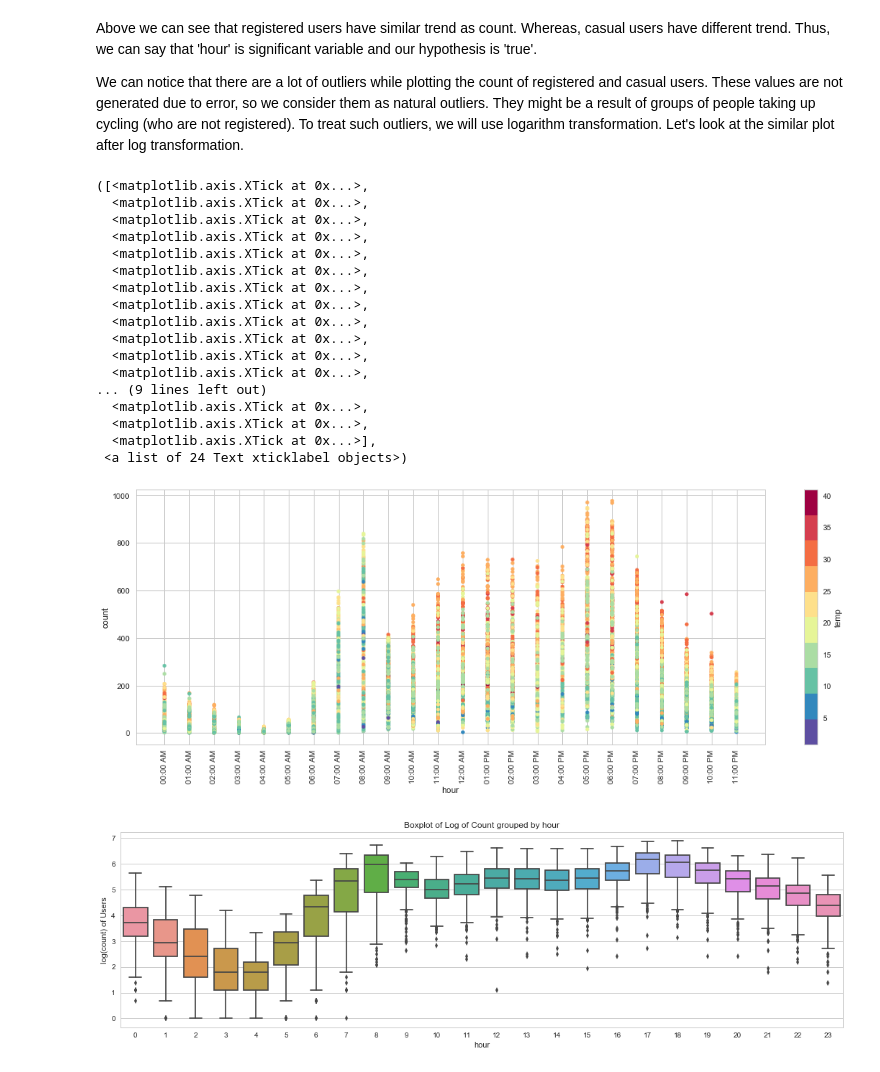
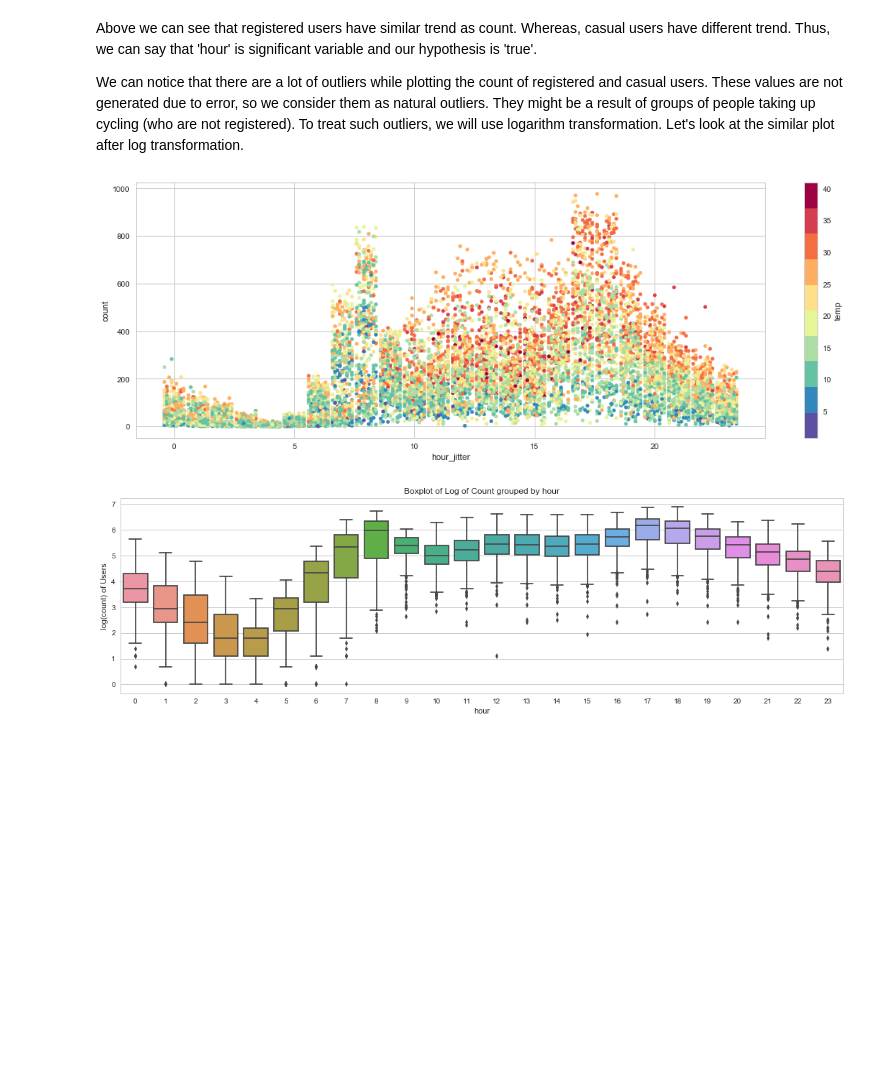
Before and after one commit to LinuxAI-PKU/ml-workspace, a Jupyter notebook: kaggle-bike-sharing-demand/kaggle-bike-sharing-demand.ipynb, the cells around one changed output. Saved outputs shown, nothing was run; the diff lists cells and outputs as text; code cells hidden in the pictures; blank space fills up the shorter version.

```diff
--- a/kaggle-bike-sharing-demand/kaggle-bike-sharing-demand.ipynb
+++ b/kaggle-bike-sharing-demand/kaggle-bike-sharing-demand.ipynb
@@ -429,42 +429,30 @@ ax.set(xlabel='Hour Of The Day', ylabel='Users Count', title='Average Users Coun
 Above we can see that registered users have similar trend as count. Whereas, casual users have different trend. Thus, we can say that 'hour' is significant variable and our hypothesis is 'true'.
 
 We can notice that there are a lot of outliers while plotting the count of registered and casual users. These values are not generated due to error, so we consider them as natural outliers. They might be a result of groups of people taking up cycling (who are not registered). To treat such outliers, we will use logarithm transformation. Let's look at the similar plot after log transformation.
+# %%
+def hour_jitter(h):
+    return h + ((np.random.randint(low=0, high=9, size=1)[0] - 4) / 10)
 # %%
 def hour_format(h):
     return "{:02d}:00 AM".format(h) if h <= 12 else "{:02d}:00 PM".format(h%12)
 # %%
+# jitter plot
 import matplotlib.colors as mcolors
 import matplotlib.cm as cm
 
 # color_map = plt.get_cmap("jet")
 color_map = mcolors.ListedColormap(list(["#5e4fa2", "#3288bd", "#66c2a5", "#abdda4", "#e6f598", "#fee08b", "#fdae61", "#f46d43", "#d53e4f", "#9e0142"]))
-train_df.plot(kind="scatter", x='hour', y='count',
+train_df['hour_jitter'] = train_df['hour'].map(hour_jitter)
+train_df.plot(kind="scatter", x='hour_jitter', y='count',
     figsize=(18,6),
     c='temp', cmap=color_map, colorbar=True,
     sharex=False)
 
 hours = np.unique(train_df['hour'].values)
 hour_labels = [hour_format(h) for h in hours]
-plt.xticks(hours, hour_labels, rotation='vertical')
+#plt.xticks(hours, hour_labels, rotation='vertical')
 # %% [output]
-([<matplotlib.axis.XTick at 0x...>,
-  <matplotlib.axis.XTick at 0x...>,
-  <matplotlib.axis.XTick at 0x...>,
-  <matplotlib.axis.XTick at 0x...>,
-  <matplotlib.axis.XTick at 0x...>,
-  <matplotlib.axis.XTick at 0x...>,
-  <matplotlib.axis.XTick at 0x...>,
-  <matplotlib.axis.XTick at 0x...>,
-  <matplotlib.axis.XTick at 0x...>,
-  <matplotlib.axis.XTick at 0x...>,
-  <matplotlib.axis.XTick at 0x...>,
-  <matplotlib.axis.XTick at 0x...>,
-... (9 lines left out)
-  <matplotlib.axis.XTick at 0x...>,
-  <matplotlib.axis.XTick at 0x...>,
-  <matplotlib.axis.XTick at 0x...>],
- <a list of 24 Text xticklabel objects>)
-[figure, old version]
+[figure, new version]
 # %%
 train_df = train_df.assign(log_count = lambda df : np.log(train_df['count']))
 
```
Also changed, not shown: parts of 1 cell of this notebook.
